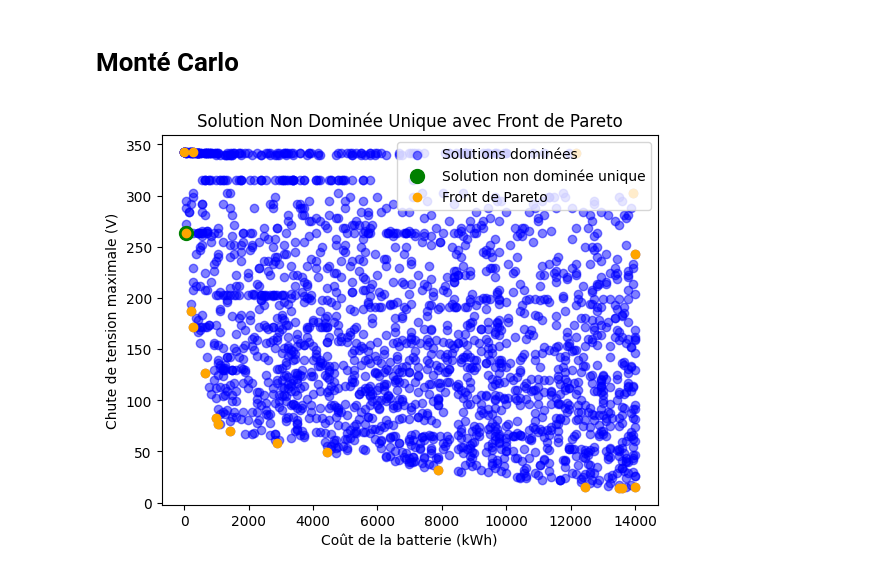
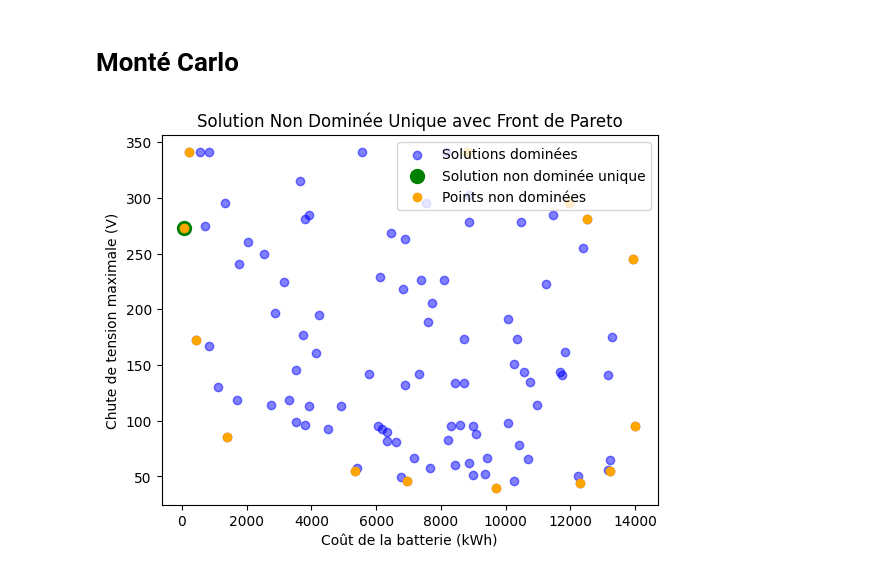
Before and after one commit to Yasserbhb/PROJET_OPT, a Jupyter notebook: OPTI_PROJECT_V1.ipynb, the cells around one changed output. Cells and saved outputs as stored; diff of their text form; code cells hidden in the pictures.

```diff
--- a/OPTI_PROJECT_V1.ipynb
+++ b/OPTI_PROJECT_V1.ipynb
@@ -360,7 +360,7 @@ capacite_batterie_range = np.linspace(0, 14, 200)  # Plage de capacité de batte
 seuil_puissance_range = np.linspace(0, 1, 200)  # Plage du seuil de puissance de 0 à 1 MW
 
 # Générer un échantillon aléatoire de points dans l'espace des solutions
-sample_size = 2000
+sample_size = 100
 capacite_batterie_samples = np.random.choice(capacite_batterie_range, sample_size)
 seuil_puissance_samples = np.random.choice(seuil_puissance_range, sample_size)
 
@@ -399,32 +399,32 @@ solutions_non_dominées = []
 
 for point in points:
     if not est_dominée(point, points):
         solutions_non_dominées.append(point)
 
 # Convertir la liste en un tableau numpy pour une manipulation facile
 solutions_non_dominées = np.array(solutions_non_dominées)
 
 # Trouver la solution optimale non dominée (celle qui minimise les deux objectifs)
 solution_non_dominée_unique = solutions_non_dominées[np.argmin(solutions_non_dominées[:, 0] + solutions_non_dominées[:, 1])]
 
 # ConvexHull pour obtenir le front de Pareto
 hull = ConvexHull(points)
 pareto_front = points[hull.vertices]
 
 
 
 # Tracer les résultats
 plt.scatter(cout_batt_values, Delta_Vmax_values, color='blue', label="Solutions dominées", alpha=0.5)
 plt.scatter(solution_non_dominée_unique[0], solution_non_dominée_unique[1], color='green', label="Solution non dominée unique", s=100, zorder=5)
 
 # Tracer les points du front de Pareto en orange (les points sur le front)
-plt.scatter(pareto_front[:, 0], pareto_front[:, 1], color='orange', label="Front de Pareto", zorder=5)
+plt.scatter(pareto_front[:, 0], pareto_front[:, 1], color='orange', label="Points non dominées", zorder=5)
 
 # Afficher le graphique
 plt.xlabel("Coût de la batterie (kWh)")
 plt.ylabel("Chute de tension maximale (V)")
 plt.title("Solution Non Dominée Unique avec Front de Pareto")
 plt.legend()
 plt.show()
 # %% [output]
-[figure, old version]
+[figure, new version]
```
Also changed, not shown: parts of 1 cell of this notebook, 4 other files.
